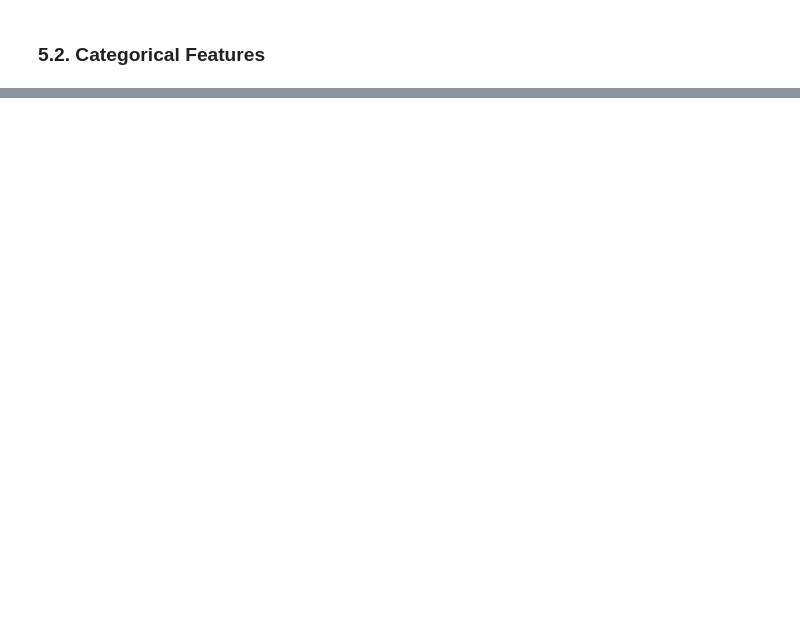
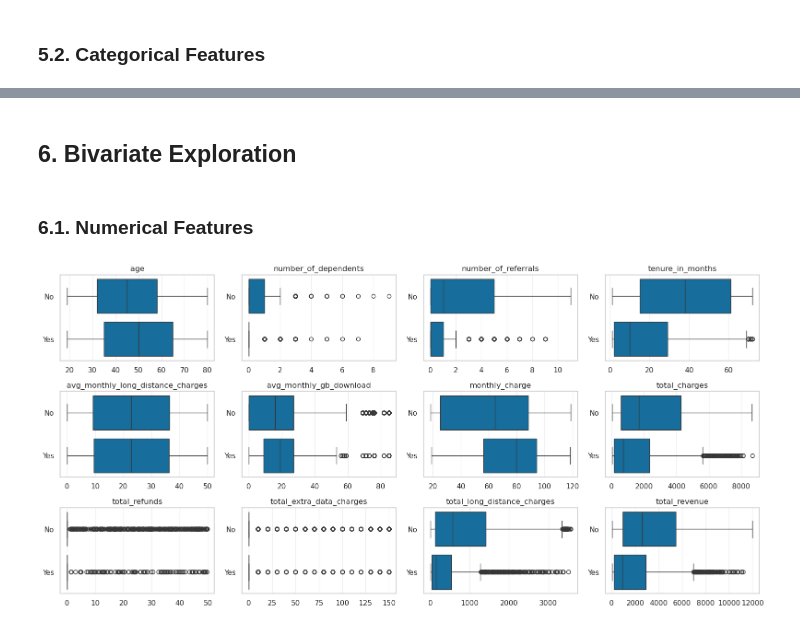
Before and after one commit to renteria-luis/telco-churn-prediction, a Jupyter notebook: notebooks/01_eda_and_feature_engineering.ipynb, the cells around one changed output, grey strips where cells are left out. Cells and saved outputs as stored; diff of their text form; code cells hidden in the pictures; blank space fills up the shorter version.

```diff
--- a/notebooks/01_eda_and_feature_engineering.ipynb
+++ b/notebooks/01_eda_and_feature_engineering.ipynb
@@ -262,0 +265,21 @@ plt.show()
+# %% [markdown]
+## 6. Bivariate Exploration
+# %% [markdown]
+### 6.1. Numerical Features
+# %%
+fig, ax = plt.subplots(4, 4, figsize=(16,10))
+c = 0
+for i in range(4):
+    for j in range(4):
+        if c >= len(num_cols):
+            ax[i][j].set_visible(False)
+            continue
+        sns.boxplot(data=df, x=num_cols[c], y='churn_label', ax=ax[i][j])
+        ax[i][j].set(title=num_cols[c], xlabel='', ylabel='')
+        c += 1
+    plt.tight_layout()
+
+plt.savefig(REPORTS_FIGURES / '05_numeric_vs_target.png', dpi=150)
+plt.show()
+# %% [output]
+[figure, added]
```
Also changed, not shown: parts of 12 cells of this notebook, 9 other files.
